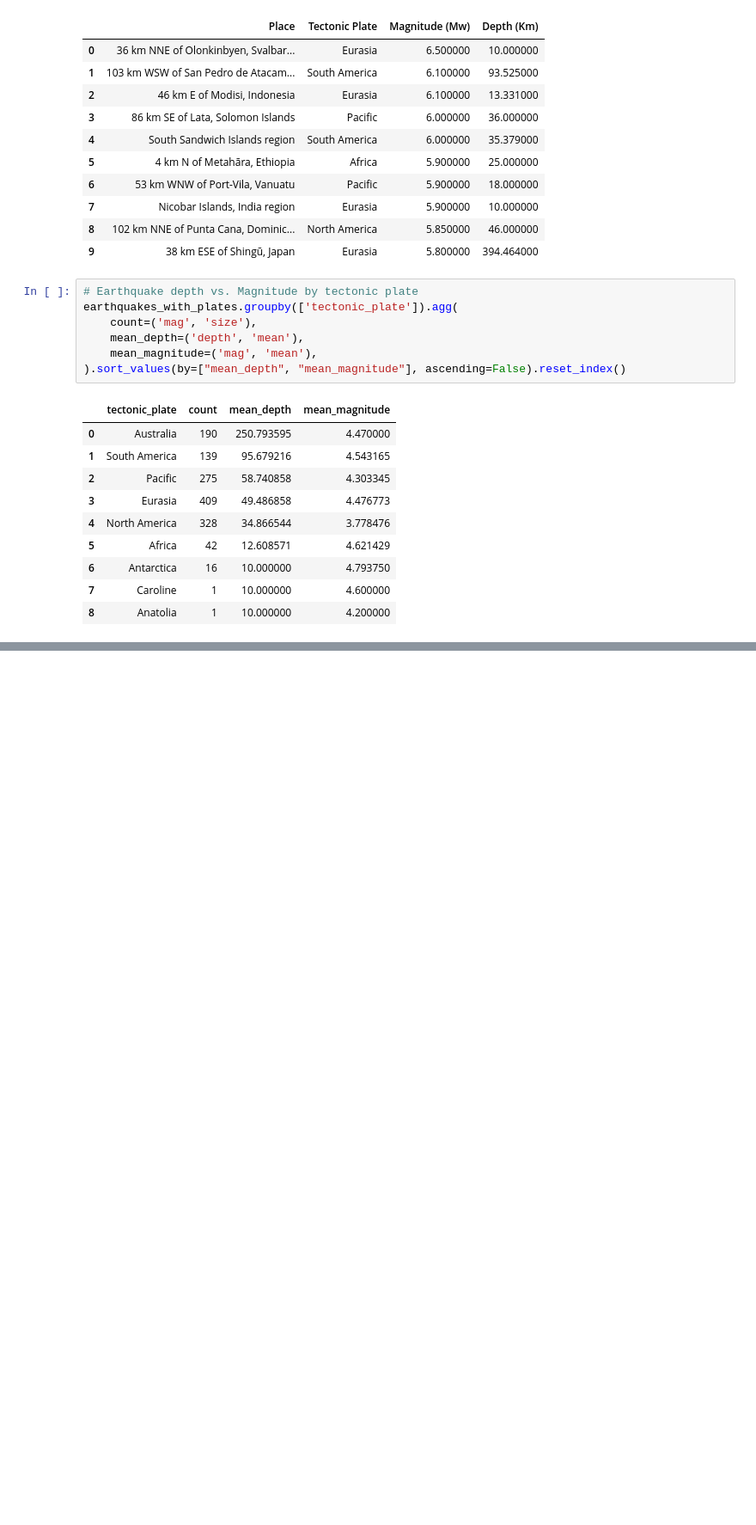
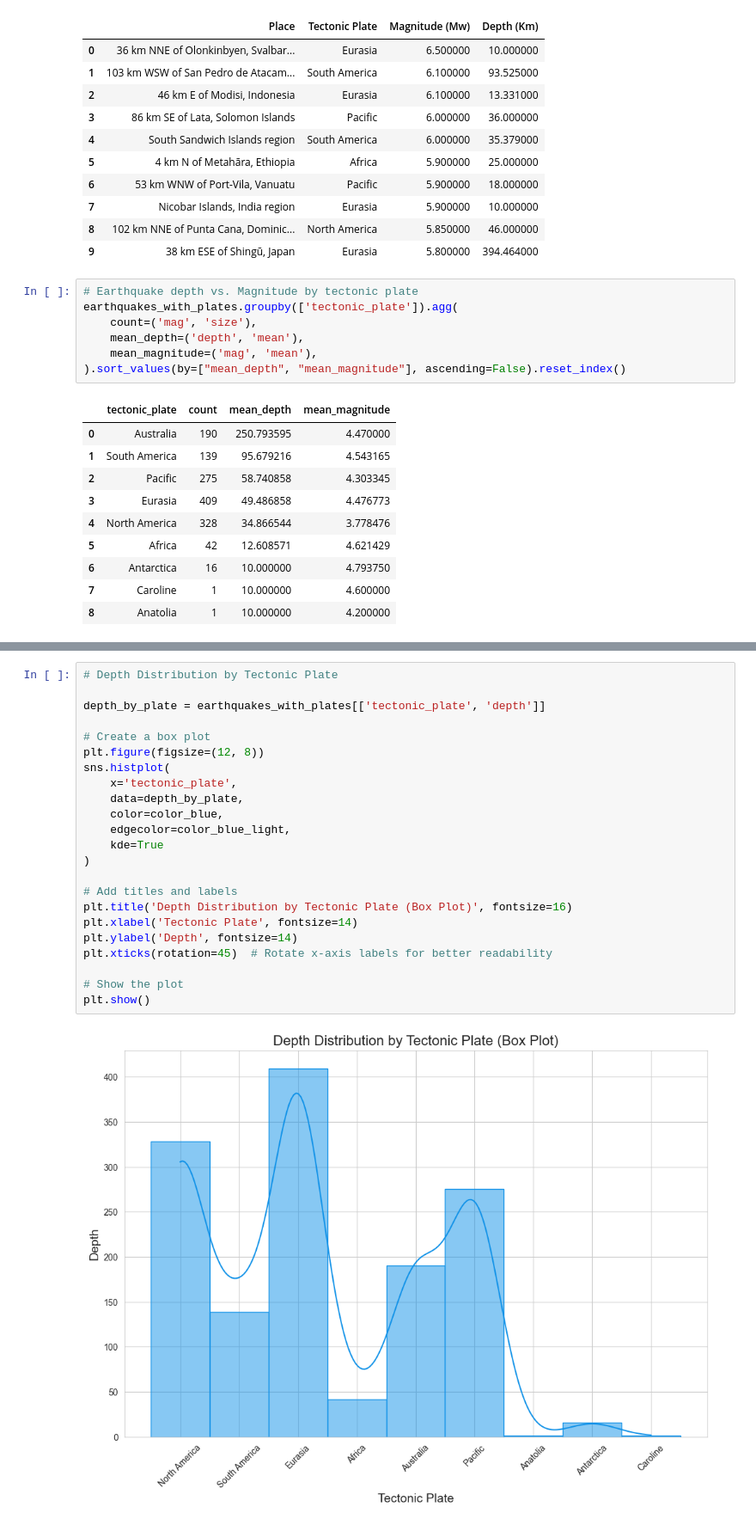
Before and after one commit to veronicadeleonh/earthquakes-volcanoes, a Jupyter notebook: dev-notebooks/earthquakes-data.ipynb, the cells around one changed output, grey strips where cells are left out. Shown at 86% size. Cells and saved outputs as stored; diff of their text form; blank space fills up the shorter version.

```diff
--- a/dev-notebooks/earthquakes-data.ipynb
+++ b/dev-notebooks/earthquakes-data.ipynb
@@ -480,0 +505,25 @@ plt.legend(title='Tectonic Plate', bbox_to_anchor=(1.05, 1), loc='upper left')
+# %%
+# Depth Distribution by Tectonic Plate
+
+depth_by_plate = earthquakes_with_plates[['tectonic_plate', 'depth']]
+
+# Create a box plot
+plt.figure(figsize=(12, 8))
+sns.histplot(
+    x='tectonic_plate',
+    data=depth_by_plate,
+    color=color_blue,
+    edgecolor=color_blue_light,
+    kde=True
+)
+
+# Add titles and labels
+plt.title('Depth Distribution by Tectonic Plate (Box Plot)', fontsize=16)
+plt.xlabel('Tectonic Plate', fontsize=14)
+plt.ylabel('Depth', fontsize=14)
+plt.xticks(rotation=45)  # Rotate x-axis labels for better readability
+
+# Show the plot
+plt.show()
+# %% [output]
+[figure, added]
```
Also changed, not shown: parts of 4 cells of this notebook, 4 other files.
